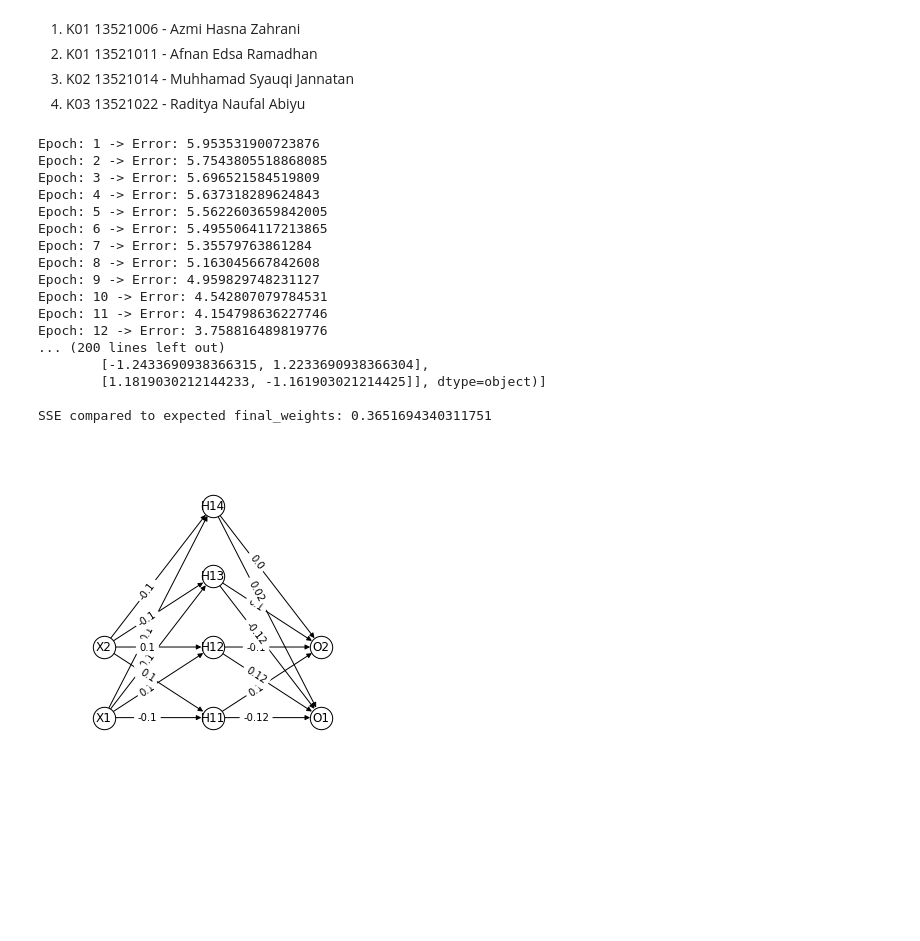
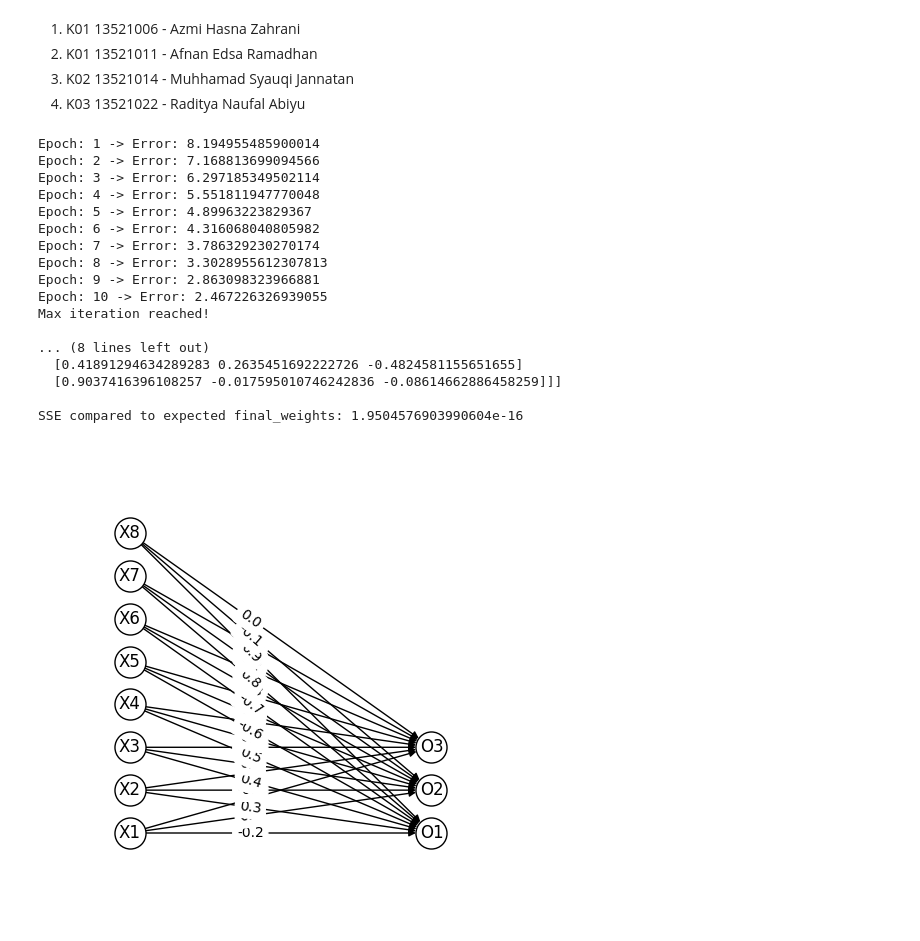
Before and after one commit to goodgirlwannabe/mobelejen, a Jupyter notebook: Bagian B/neuralNetwork.ipynb, the cells around one changed output. Drawn from its saved outputs; the diff is of its cells as text; code cells hidden in the pictures; blank space fills up the shorter version.

```diff
--- a/Bagian B/neuralNetwork.ipynb
+++ b/Bagian B/neuralNetwork.ipynb
@@ -153,7 +152,7 @@ class NeuralNetwork:
                 if net < 0.0:
                     doXDnetX = 0.0
                 else:
-                    doXdnetX = 1.0
+                    doXDnetX = 1.0
             elif activFun == 'sigmoid':
                 doXDnetX = oX * (1 - oX)
             elif activFun == 'softmax':
@@ -300,8 +299,8 @@ class NeuralNetwork:
 
             print(f"\nSSE compared to expected final_weights: {sse}")
 
-    def predict_mlp(self, to_predict):
-        self.forwardpropagation(to_predict)
+    def predict(self, x):
+        self.forwardpropagation(x)
         outputId = None
         max_val = None
 
@@ -415,42 +414,42 @@ class Graph:
     def show(self):
         plt.show()
 # %%
-json_file = "Model/softmax_two_layer.json"
+json_file = "Model/softmax.json"
 with open (json_file, "r") as file:
     data = json.load(file)
 
 learningParameter = data["case"]["learning_parameters"]
 model = data["case"]["model"]
 input = data["case"]["input"]
 initialWeights = data["case"]["initial_weights"]
 target = data["case"]["target"]
 
 nn = NeuralNetwork(data, model, input, initialWeights, target, learningParameter)
 graph = Graph(nn.layers)
 graph.draw()
 nn.train()
 nn.show_weights()
 # nn.save("Model/save.json")
 graph.show()
 # %% [output]
-Epoch: 1 -> Error: 5.953531900723876
-Epoch: 2 -> Error: 5.7543805518868085
-Epoch: 3 -> Error: 5.696521584519809
-Epoch: 4 -> Error: 5.637318289624843
-Epoch: 5 -> Error: 5.5622603659842005
-Epoch: 6 -> Error: 5.4955064117213865
-Epoch: 7 -> Error: 5.35579763861284
-Epoch: 8 -> Error: 5.163045667842608
-Epoch: 9 -> Error: 4.959829748231127
-Epoch: 10 -> Error: 4.542807079784531
-Epoch: 11 -> Error: 4.154798636227746
-Epoch: 12 -> Error: 3.758816489819776
-... (200 lines left out)
-        [-1.2433690938366315, 1.2233690938366304],
-        [1.1819030212144233, -1.161903021214425]], dtype=object)]
+Epoch: 1 -> Error: 8.194955485900014
+Epoch: 2 -> Error: 7.168813699094566
+Epoch: 3 -> Error: 6.297185349502114
+Epoch: 4 -> Error: 5.551811947770048
+Epoch: 5 -> Error: 4.89963223829367
+Epoch: 6 -> Error: 4.316068040805982
+Epoch: 7 -> Error: 3.786329230270174
+Epoch: 8 -> Error: 3.3028955612307813
+Epoch: 9 -> Error: 2.863098323966881
+Epoch: 10 -> Error: 2.467226326939055
+Max iteration reached!
 
-SSE compared to expected final_weights: 0.3651694340311751
+... (8 lines left out)
+  [0.41891294634289283 0.2635451692222726 -0.4824581155651655]
+  [0.9037416396108257 -0.017595010746242836 -0.08614662886458259]]]
+
+SSE compared to expected final_weights: 1.9504576903990604e-16
-[figure, old version]
+[figure, new version]
 # %%
 from sklearn import datasets
 
```
Also changed, not shown: parts of 9 cells of this notebook, 3 other files.
